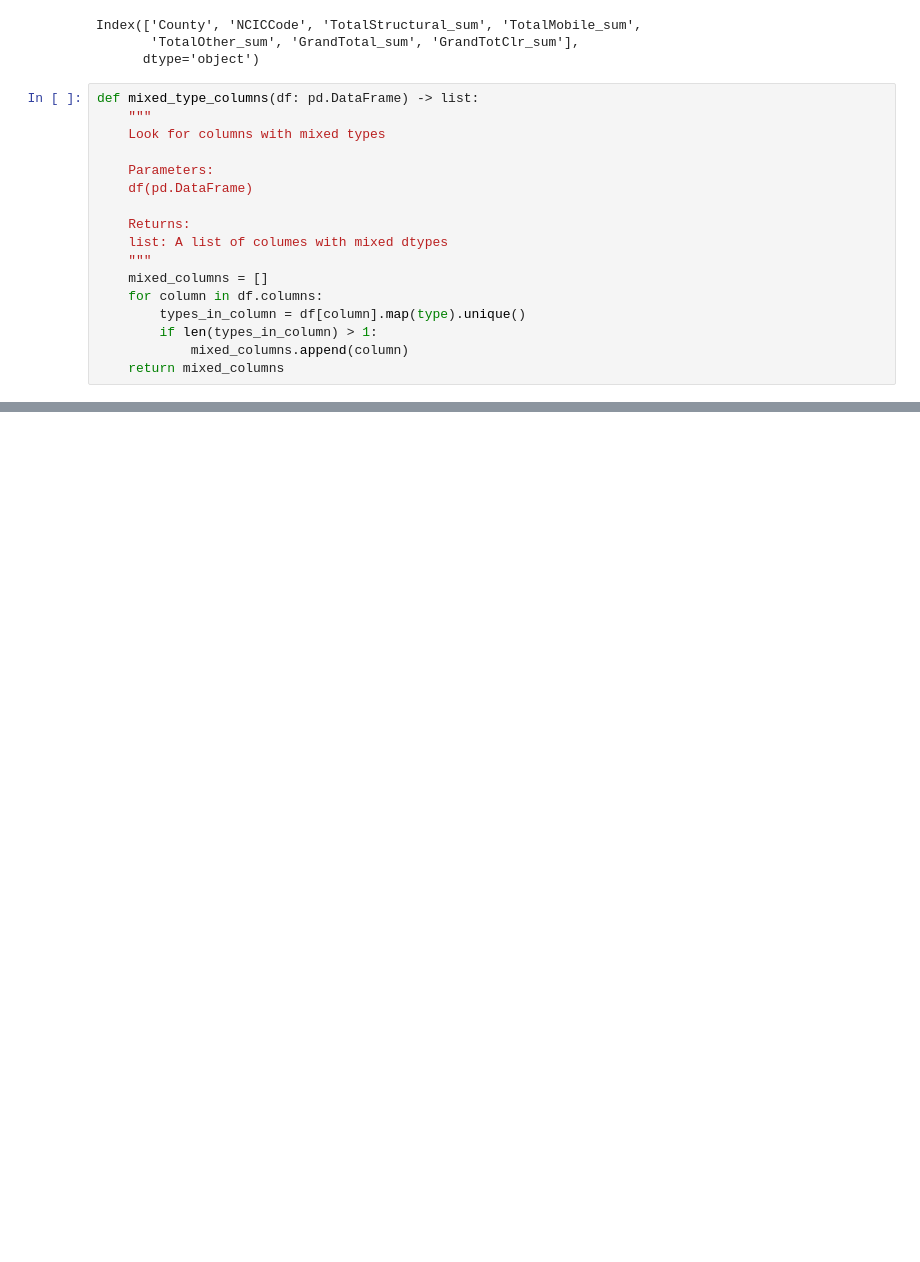
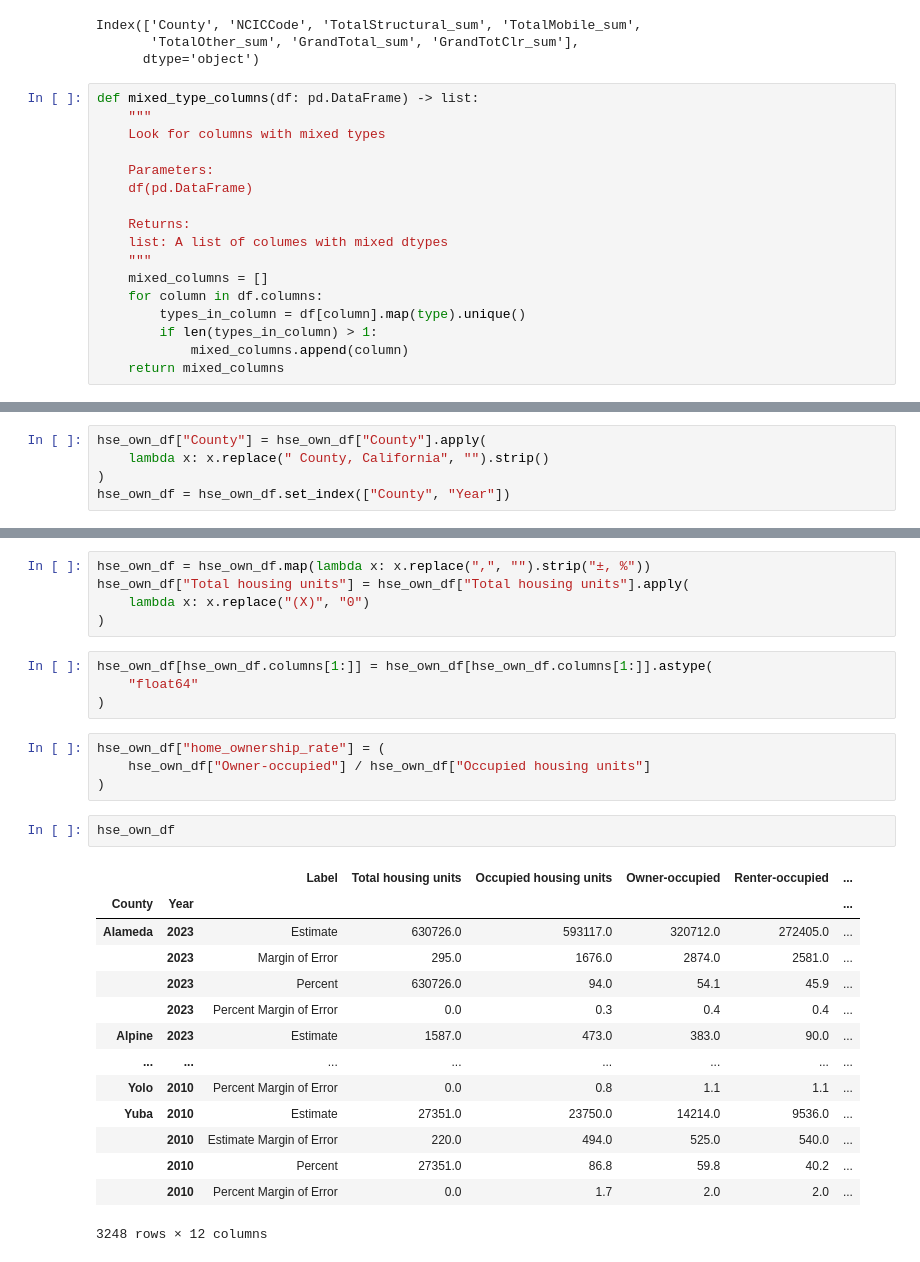
Before and after one commit to git-loa/CrimePatternsProject, a Jupyter notebook: data-exploration/data_engineering.ipynb, the cells around one changed output, grey strips where cells are left out. Cells and saved outputs as stored; diff of their text form; blank space fills up the shorter version.

```diff
--- a/data-exploration/data_engineering.ipynb
+++ b/data-exploration/data_engineering.ipynb
@@ -53,0 +404,5 @@ True
+# %%
+hse_own_df["County"] = hse_own_df["County"].apply(
+    lambda x: x.replace(" County, California", "").strip()
+)
+hse_own_df = hse_own_df.set_index(["County", "Year"])
@@ -53,0 +424,30 @@ True
+# %%
+hse_own_df = hse_own_df.map(lambda x: x.replace(",", "").strip("±, %"))
+hse_own_df["Total housing units"] = hse_own_df["Total housing units"].apply(
+    lambda x: x.replace("(X)", "0")
+)
+# %%
+hse_own_df[hse_own_df.columns[1:]] = hse_own_df[hse_own_df.columns[1:]].astype(
+    "float64"
+)
+# %%
+hse_own_df["home_ownership_rate"] = (
+    hse_own_df["Owner-occupied"] / hse_own_df["Occupied housing units"]
+)
+# %%
+hse_own_df
+# %% [output]
+|  |  | Label | Total housing units | Occupied housing units | Owner-occupied | Renter-occupied | ... |
+| County | Year |  |  |  |  |  | ... |
+| Alameda | 2023 | Estimate | 630726.0 | 593117.0 | 320712.0 | 272405.0 | ... |
+|  | 2023 | Margin of Error | 295.0 | 1676.0 | 2874.0 | 2581.0 | ... |
+|  | 2023 | Percent | 630726.0 | 94.0 | 54.1 | 45.9 | ... |
+|  | 2023 | Percent Margin of Error | 0.0 | 0.3 | 0.4 | 0.4 | ... |
+| Alpine | 2023 | Estimate | 1587.0 | 473.0 | 383.0 | 90.0 | ... |
+| ... | ... | ... | ... | ... | ... | ... | ... |
+| Yolo | 2010 | Percent Margin of Error | 0.0 | 0.8 | 1.1 | 1.1 | ... |
+| Yuba | 2010 | Estimate | 27351.0 | 23750.0 | 14214.0 | 9536.0 | ... |
+|  | 2010 | Estimate Margin of Error | 220.0 | 494.0 | 525.0 | 540.0 | ... |
+|  | 2010 | Percent | 27351.0 | 86.8 | 59.8 | 40.2 | ... |
+|  | 2010 | Percent Margin of Error | 0.0 | 1.7 | 2.0 | 2.0 | ... |
+3248 rows × 12 columns
```
Also changed, not shown: parts of 51 cells of this notebook, 8 other files.
